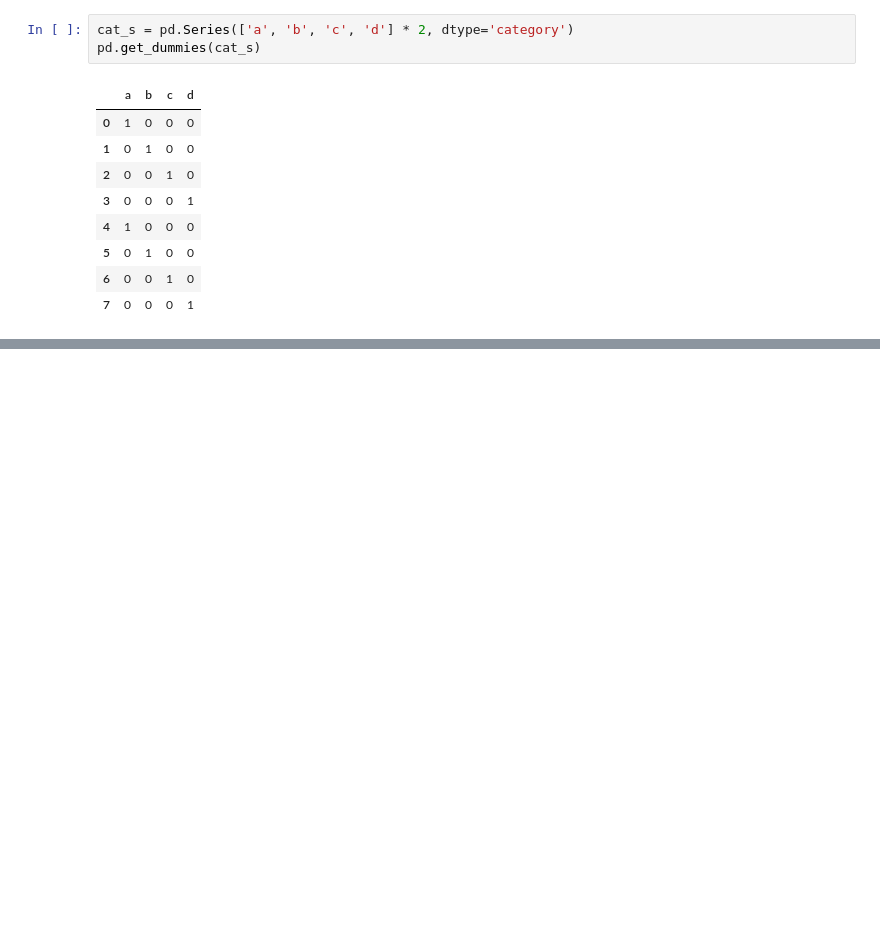
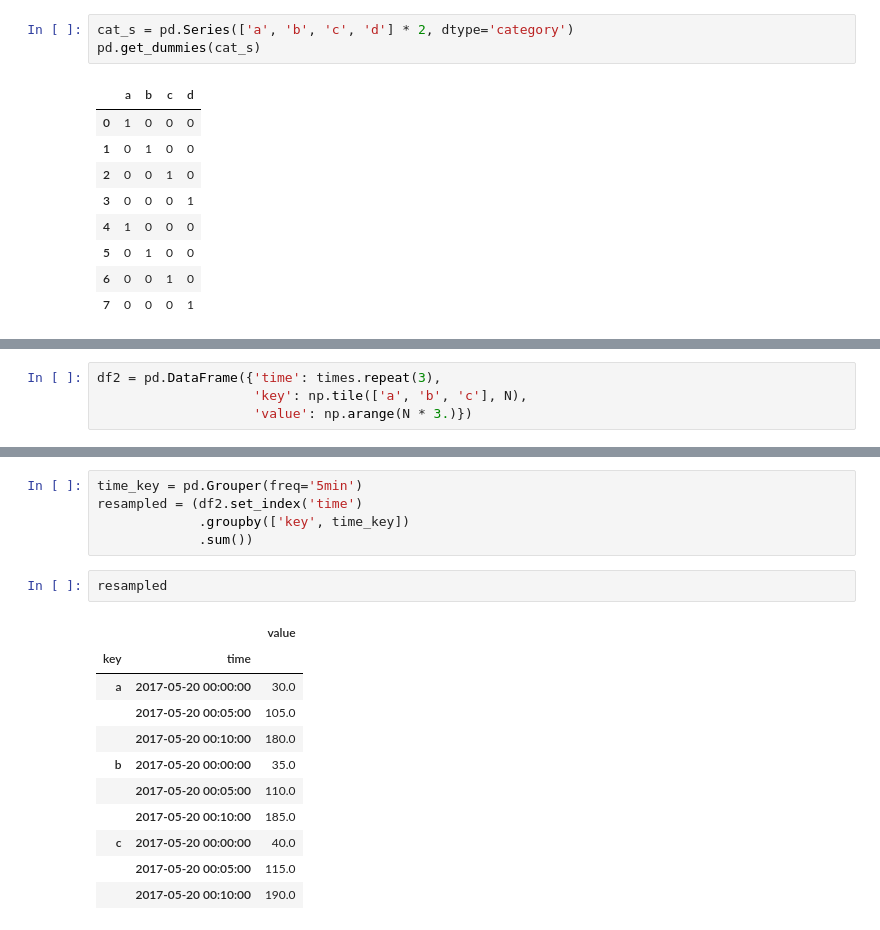
Before and after one commit to rumourcy/DA, a Jupyter notebook: python-for-data-analysis/chapter12.ipynb, the cells around one changed output, grey strips where cells are left out. Cells and saved outputs as stored; diff of their text form; blank space fills up the shorter version.

```diff
--- a/python-for-data-analysis/chapter12.ipynb
+++ b/python-for-data-analysis/chapter12.ipynb
@@ -335,0 +539,4 @@ pd.get_dummies(cat_s)
+# %%
+df2 = pd.DataFrame({'time': times.repeat(3),
+                    'key': np.tile(['a', 'b', 'c'], N),
+                    'value': np.arange(N * 3.)})
@@ -335,0 +553,19 @@ pd.get_dummies(cat_s)
+# %%
+time_key = pd.Grouper(freq='5min')
+resampled = (df2.set_index('time')
+             .groupby(['key', time_key])
+             .sum())
+# %%
+resampled
+# %% [output]
+|  |  | value |
+| key | time |  |
+| a | 2017-05-20 00:00:00 | 30.0 |
+|  | 2017-05-20 00:05:00 | 105.0 |
+|  | 2017-05-20 00:10:00 | 180.0 |
+| b | 2017-05-20 00:00:00 | 35.0 |
+|  | 2017-05-20 00:05:00 | 110.0 |
+|  | 2017-05-20 00:10:00 | 185.0 |
+| c | 2017-05-20 00:00:00 | 40.0 |
+|  | 2017-05-20 00:05:00 | 115.0 |
+|  | 2017-05-20 00:10:00 | 190.0 |
```
Also changed, not shown: parts of 21 cells of this notebook.
